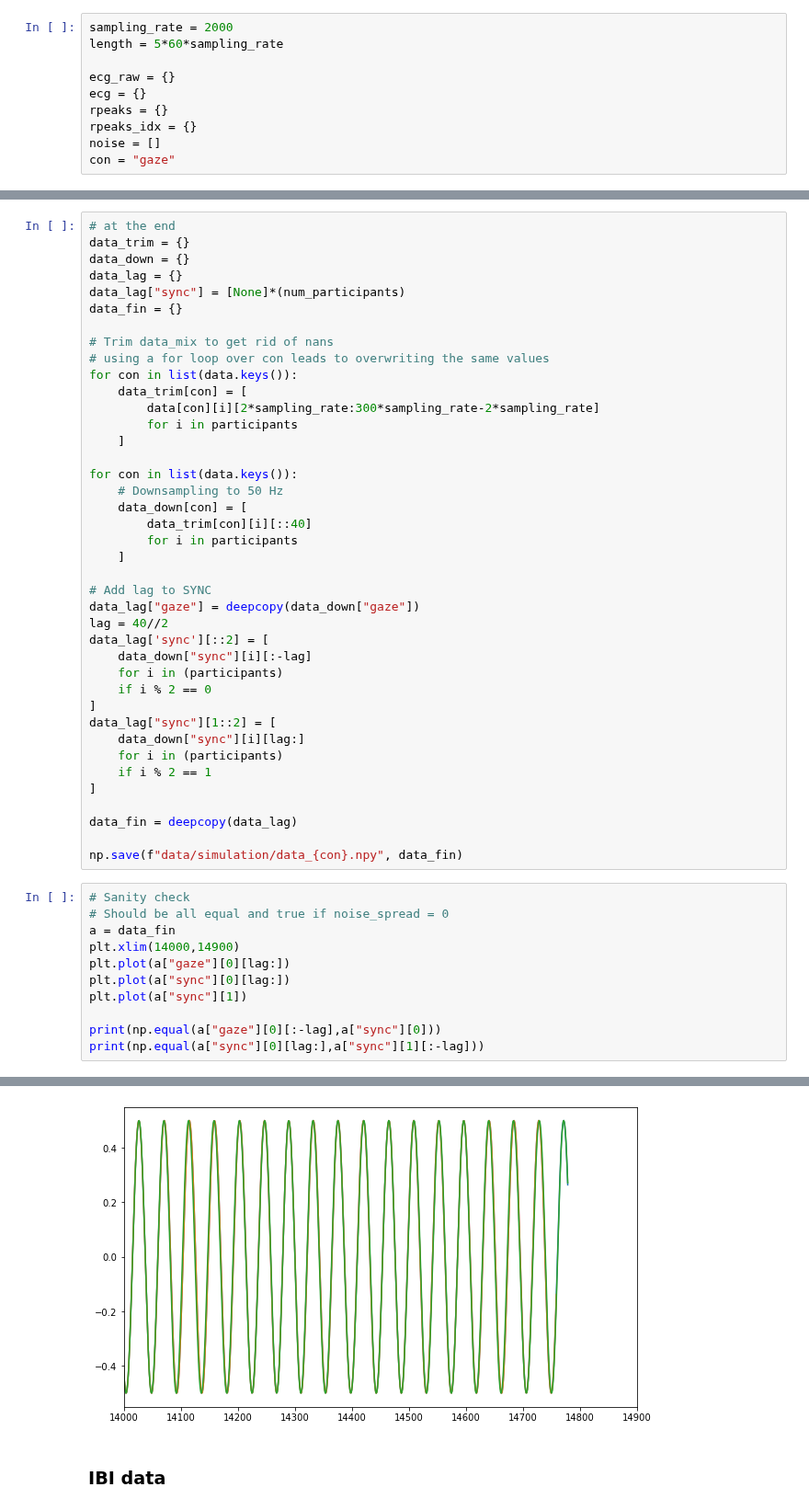
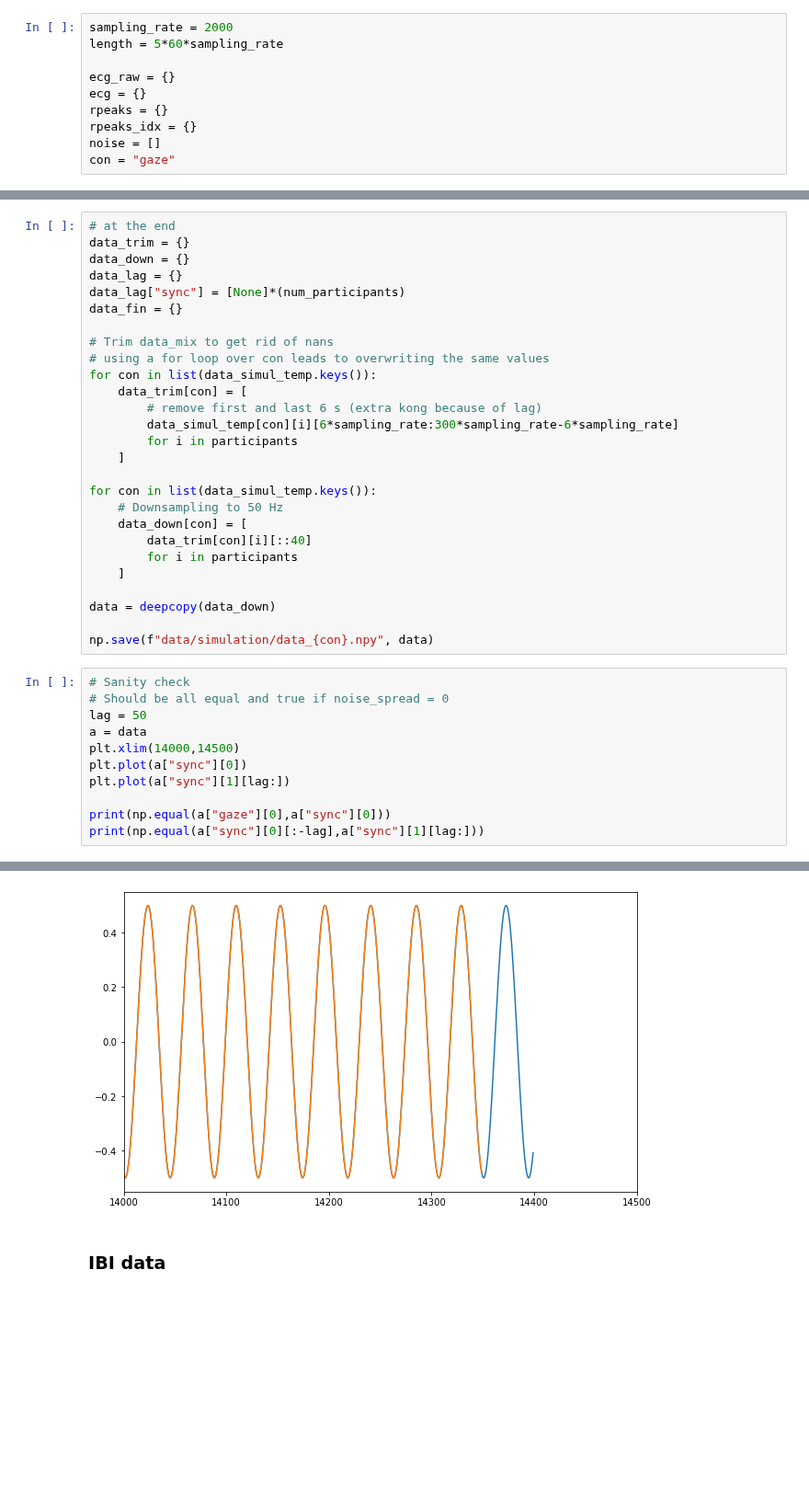
Before and after one commit to visserle/two-hearts, a Jupyter notebook: 05_simulation.ipynb, the cells around one changed output, grey strips where cells are left out. Shown at 92% size. Saved outputs shown, nothing was run; the diff lists cells and outputs as text; blank space fills up the shorter version.

```diff
--- a/05_simulation.ipynb
+++ b/05_simulation.ipynb
@@ -199,46 +265,33 @@ data_fin = {}
 
 # Trim data_mix to get rid of nans
 # using a for loop over con leads to overwriting the same values
-for con in list(data.keys()):
+for con in list(data_simul_temp.keys()):
     data_trim[con] = [
-        data[con][i][2*sampling_rate:300*sampling_rate-2*sampling_rate]
+        # remove first and last 6 s (extra kong because of lag)
+        data_simul_temp[con][i][6*sampling_rate:300*sampling_rate-6*sampling_rate]
         for i in participants
     ]
 
-for con in list(data.keys()):
+for con in list(data_simul_temp.keys()):
     # Downsampling to 50 Hz
     data_down[con] = [
         data_trim[con][i][::40]
         for i in participants
     ]
 
-# Add lag to SYNC
-data_lag["gaze"] = deepcopy(data_down["gaze"])
-lag = 40//2
-data_lag['sync'][::2] = [
-    data_down["sync"][i][:-lag]
-    for i in (participants)
-    if i % 2 == 0
-]
-data_lag["sync"][1::2] = [
-    data_down["sync"][i][lag:]
-    for i in (participants)
-    if i % 2 == 1
-]
+data = deepcopy(data_down)
 
-data_fin = deepcopy(data_lag)
-
-np.save(f"data/simulation/data_{con}.npy", data_fin)
+np.save(f"data/simulation/data_{con}.npy", data)
 # %%
 # Sanity check
 # Should be all equal and true if noise_spread = 0
-a = data_fin
-plt.xlim(14000,14900)
-plt.plot(a["gaze"][0][lag:])
-plt.plot(a["sync"][0][lag:])
-plt.plot(a["sync"][1])
+lag = 50
+a = data
+plt.xlim(14000,14500)
+plt.plot(a["sync"][0])
+plt.plot(a["sync"][1][lag:])
 
-print(np.equal(a["gaze"][0][:-lag],a["sync"][0]))
-print(np.equal(a["sync"][0][lag:],a["sync"][1][:-lag]))
+print(np.equal(a["gaze"][0],a["sync"][0]))
+print(np.equal(a["sync"][0][:-lag],a["sync"][1][lag:]))
 # %% [output]
 [ True  True  True ...  True  True  True]
@@ -246,4 +299,4 @@ print(np.equal(a["sync"][0][lag:],a["sync"][1][:-lag]))
-[figure, old version]
+[figure, new version]
 # %% [markdown]
 ### IBI data
 # %%
```
Also changed, not shown: parts of 14 cells of this notebook.
